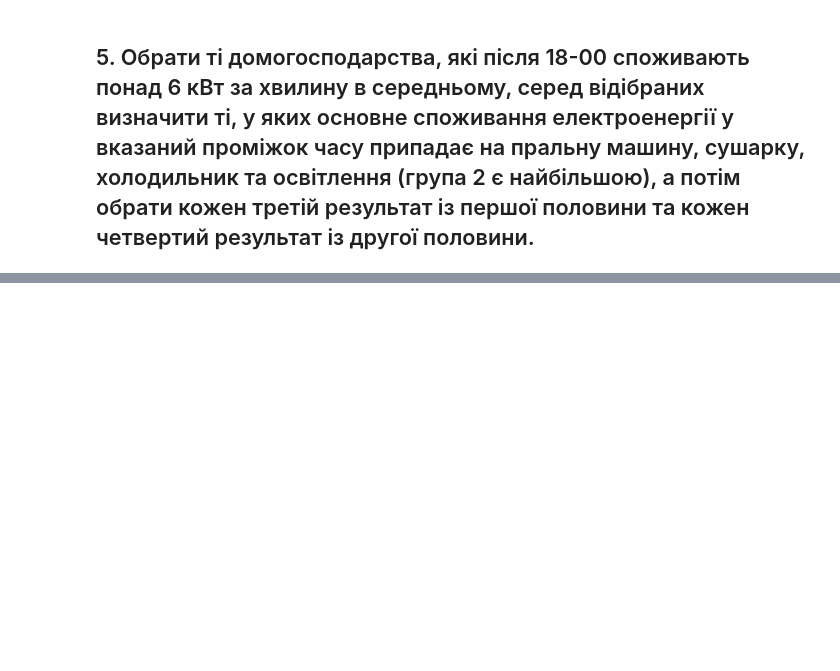
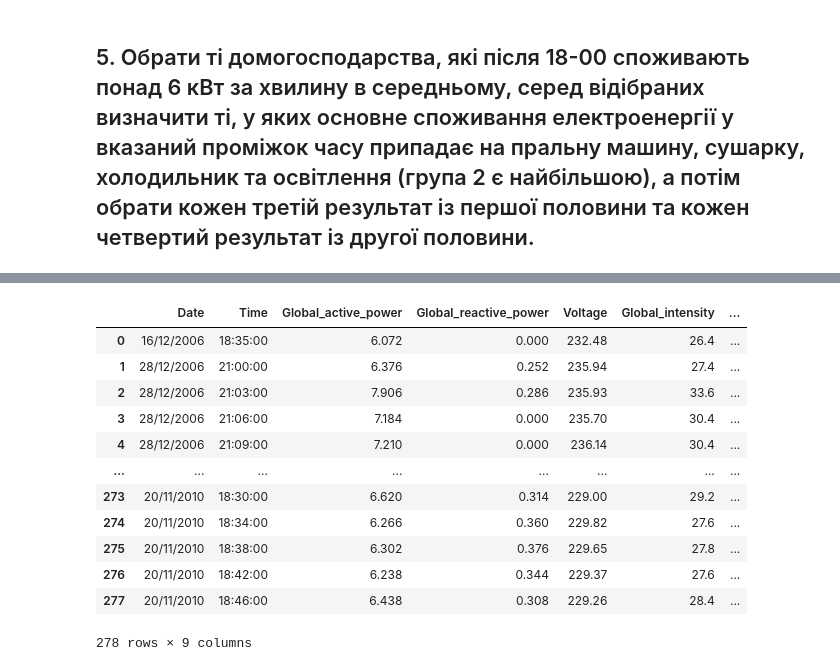
Before and after one commit to KlymentievMaksym/AD-labs, a Jupyter notebook: Lab3/Lab3.ipynb, the cells around one changed output, grey strips where cells are left out. Drawn from its saved outputs; the diff is of its cells as text; code cells hidden in the pictures; blank space fills up the shorter version.

```diff
--- a/Lab3/Lab3.ipynb
+++ b/Lab3/Lab3.ipynb
@@ -214,0 +198,16 @@ print(f"{execution_time.total_seconds() * 1000} miliseconds or {execution_time.t
+# %%
+df_fifth
+# %% [output]
+|  | Date | Time | Global_active_power | Global_reactive_power | Voltage | Global_intensity | ... |
+| 0 | 16/12/2006 | 18:35:00 | 6.072 | 0.000 | 232.48 | 26.4 | ... |
+| 1 | 28/12/2006 | 21:00:00 | 6.376 | 0.252 | 235.94 | 27.4 | ... |
+| 2 | 28/12/2006 | 21:03:00 | 7.906 | 0.286 | 235.93 | 33.6 | ... |
+| 3 | 28/12/2006 | 21:06:00 | 7.184 | 0.000 | 235.70 | 30.4 | ... |
+| 4 | 28/12/2006 | 21:09:00 | 7.210 | 0.000 | 236.14 | 30.4 | ... |
+| ... | ... | ... | ... | ... | ... | ... | ... |
+| 273 | 20/11/2010 | 18:30:00 | 6.620 | 0.314 | 229.00 | 29.2 | ... |
+| 274 | 20/11/2010 | 18:34:00 | 6.266 | 0.360 | 229.82 | 27.6 | ... |
+| 275 | 20/11/2010 | 18:38:00 | 6.302 | 0.376 | 229.65 | 27.8 | ... |
+| 276 | 20/11/2010 | 18:42:00 | 6.238 | 0.344 | 229.37 | 27.6 | ... |
+| 277 | 20/11/2010 | 18:46:00 | 6.438 | 0.308 | 229.26 | 28.4 | ... |
+278 rows × 9 columns
```
Also changed, not shown: parts of 12 cells of this notebook.
